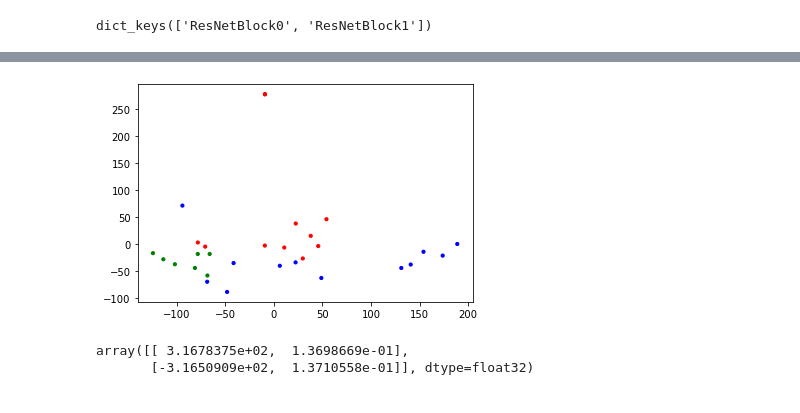
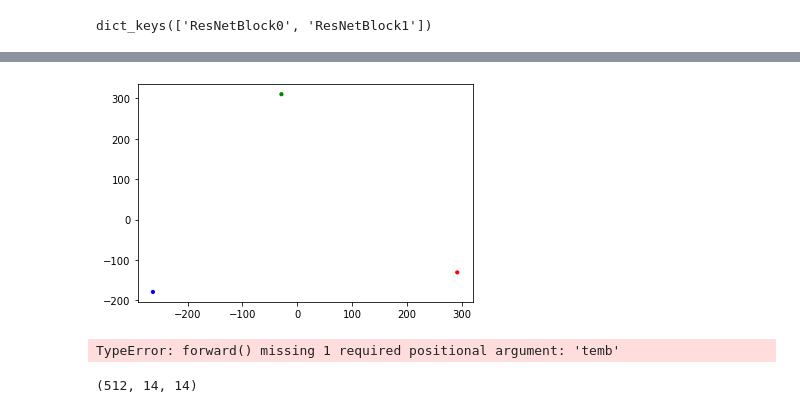
Before and after one commit to hellovivian/text2image, a Jupyter notebook: experimenting_vqgan.ipynb, the cells around one changed output, grey strips where cells are left out. Cells and saved outputs as stored; diff of their text form; code cells hidden in the pictures.

```diff
--- a/experimenting_vqgan.ipynb
+++ b/experimenting_vqgan.ipynb
@@ -473,11 +479,14 @@ def normalize_batch(artist_samples):
 # %%
 folders = ["data/tyrus/", "data/rothko/","data/joseon/"]
 
-sizes = [len(os.listdir(data_path)) for data_path in folders]
+# sizes = [len(os.listdir(data_path)) for data_path in folders]
+num_samples = 5
+sizes = [num_samples for data_path in folders]
 # %%
 
-processed_images = [process_folder(data_path) for data_path in folders]
+processed_images = [process_folder(data_path)[:num_samples] for data_path in folders]
 normalized_images = torch.vstack([normalize_batch(artist_sample) for artist_sample in processed_images])
-#encoded_z, *_ = vqgan.encode((normalized_images).to(device))
+encoded_z, *_ = vqgan.encode((normalized_images).to(device))
 
-#vq_z = vector_quantize(encoded_z.movedim(1, 3), vqgan.quantize.embedding.weight).movedim(3, 1)
+indices, vq_z = vector_quantize2(encoded_z.movedim(1, 3), vqgan.quantize.embedding.weight)
+vq_z = vq_z.movedim(3, 1)
@@ -598,5 +663,6 @@ torch.Size([30, 3, 224, 224])
 # %%
-all_layer_activations = record_activations_for_image(normalized_images[:])
+
+all_layer_activations = record_activations_for_image(normalized_images)
 # %%
 all_layer_activations.keys()
 # %% [output]
@@ -614,7 +678,9 @@ pca = PCA(n_components=2, svd_solver='full')
 # %%
+pca = PCA(n_components=2, svd_solver='full')
+
 from sklearn.preprocessing import StandardScaler
 scaler = StandardScaler()
-transformed_data = all_layer_activations[keys[1]][0].reshape(30,-1).cpu().detach().numpy()
+transformed_data = all_layer_activations[keys[0]][0].reshape(3,-1).cpu().detach().numpy()
 transformed_data = scaler.fit_transform(transformed_data)
 # %%
 pca_data = pca.fit_transform(transformed_data)
@@ -628,13 +690,11 @@ artist_c = process_folder("data/joseon/")
 # %%
-c = ['r'] * sizes[0] + ['b'] * sizes[1] + ['g'] * sizes[2]
+#c = ['r'] * sizes[0] + ['b'] * sizes[1] + ['g'] * sizes[2]
+c = ['r'] * 1 + ['b'] * 1 + ['g'] * 1
 
 plt.scatter(pca_data[:, 0], pca_data[:, 1], c=c, s=10, cmap='Spectral');
 # %% [output]
-[figure, old version]
+[figure, new version]
 # %%
 pca_data = pca.fit_transform(scaler.transform(transformed_data))
 # %%
-pca_data
+# pca_data
-# %% [output]
-array([[ 3.1678375e+02,  1.3698669e-01],
-       [-3.1650909e+02,  1.3710558e-01]], dtype=float32)
@@ -640,0 +703,8 @@ array([[ 3.1678375e+02,  1.3698669e-01],
+# %%
+vqgan.encoder.mid.block_2(torch.Tensor(starting_vector).unsqueeze(0))
+# %% [output]
+TypeError: forward() missing 1 required positional argument: 'temb'
+# %%
+starting_vector.shape
+# %% [output]
+(512, 14, 14)
```
Also changed, not shown: parts of 21 cells of this notebook.
